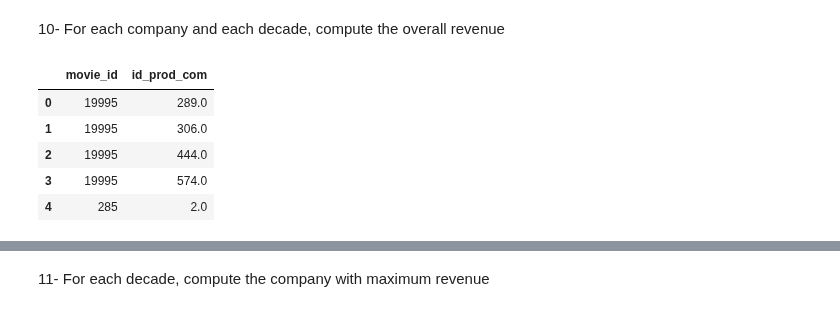
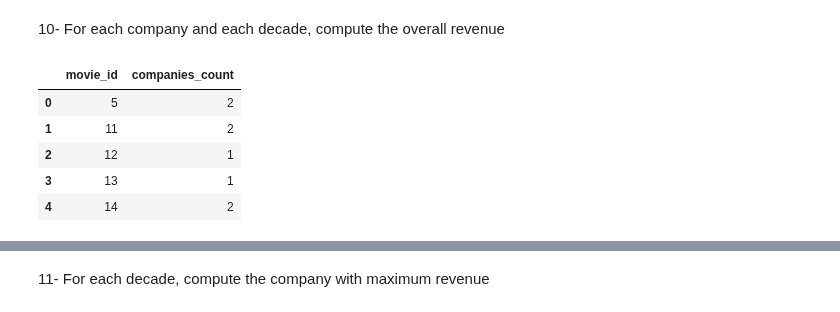
Before and after one commit to silviasantamaria/computerscience, a Jupyter notebook: Project+.ipynb, the cells around one changed output, grey strips where cells are left out. Saved outputs shown, nothing was run; the diff lists cells and outputs as text; code cells hidden in the pictures.

```diff
--- a/Project+.ipynb
+++ b/Project+.ipynb
@@ -48,7 +48,7 @@ len(nohomepage.index)
 # %% [markdown]
 3- For each year, how many movies do not have a homepage?
 # %%
-movies['year']= pd.to_datetime(movies['release_date'],format="%Y-%m-%d").dt.year
+movies['years']= pd.to_datetime(movies['release_date'],format="%Y-%m-%d").dt.year
 movies.head(2)
 # %% [output]
 |  | budget | genres | homepage | id | keywords | original_language | original_title | overview | ... |
@@ -468,12 +457,15 @@ lang.head()
 # %% [markdown]
 10- For each company and each decade, compute the overall revenue
 # %%
-prod_companies_id_2= prod_companies_id.reset_index()
-prod_companies_id_2.rename(index=str, columns={'id': 'id_prod_com'}).head()
+pc= prod_companies_id.reset_index()
+pc_conteggio= pc.groupby('movie_id').count()
+pc_conteggio= pc_conteggio.rename(index=str, columns={'id': 'companies_count'})
+pc_conteggio1= pc_conteggio.reset_index()
+pc_conteggio1.head()
 # %% [output]
-|  | movie_id | id_prod_com |
-| 0 | 19995 | 289.0 |
-| 1 | 19995 | 306.0 |
-| 2 | 19995 | 444.0 |
-| 3 | 19995 | 574.0 |
-| 4 | 285 | 2.0 |
+|  | movie_id | companies_count |
+| 0 | 5 | 2 |
+| 1 | 11 | 2 |
+| 2 | 12 | 1 |
+| 3 | 13 | 1 |
+| 4 | 14 | 2 |
```
Also changed, not shown: parts of 6 cells of this notebook, 1 other file.
